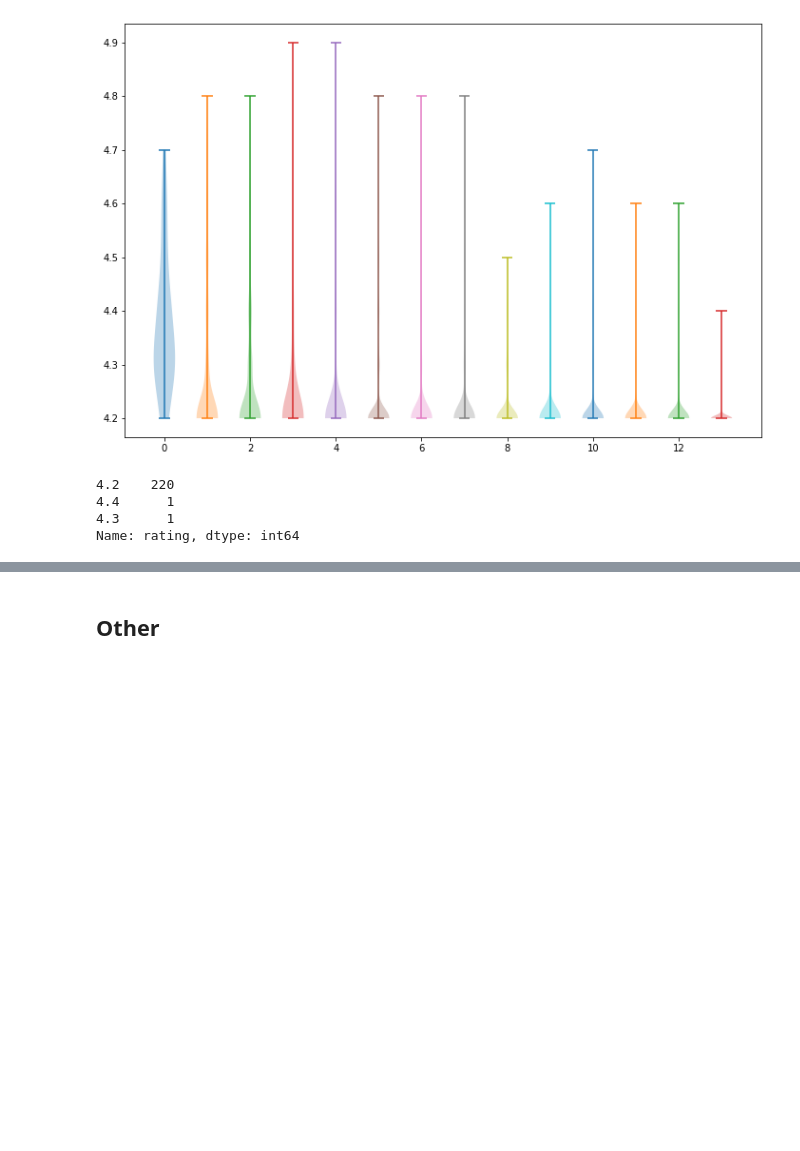
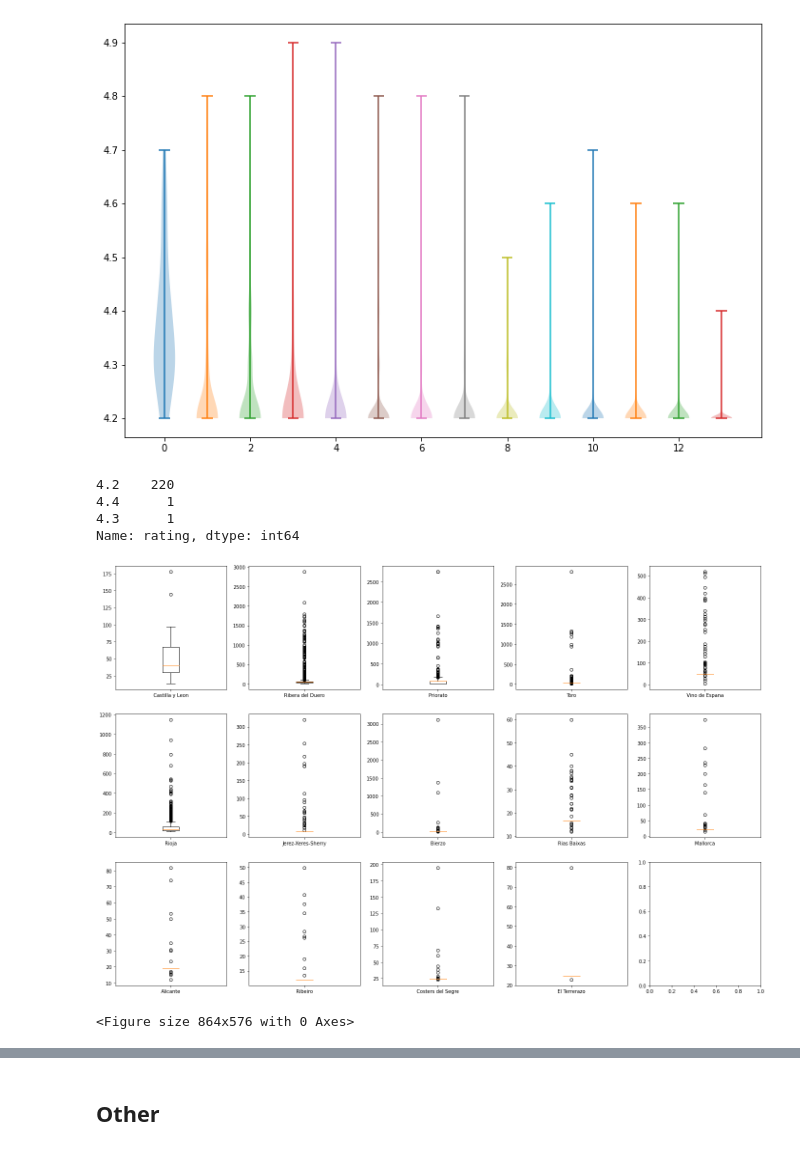
Before and after one commit to CharlesPizza/SpanishWineVisualization, a Jupyter notebook: SpanishWineExplore.ipynb, the cells around one changed output, grey strips where cells are left out. Drawn from its saved outputs; the diff is of its cells as text; code cells hidden in the pictures; blank space fills up the shorter version.

```diff
--- a/SpanishWineExplore.ipynb
+++ b/SpanishWineExplore.ipynb
@@ -70,3 +74,13 @@ _[_['region'] == 'El Terrerazo']['rating'].value_counts()
 4.4      1
 4.3      1
 Name: rating, dtype: int64
+# %%
+fig, axs = plt.subplots(3, 5, figsize=(24,16))
+ax = axs.flatten()
+plt.figure(figsize=(12,8))
+for idx, i in enumerate(list(top_14_regions['region'])):
+    ax[idx].boxplot(df[df['region']==i]['price'], positions=[idx], labels=[i])
+plt.show()
+# %% [output]
+[figure, added]
+<Figure size 864x576 with 0 Axes>
```
Also changed, not shown: parts of 15 cells of this notebook.
